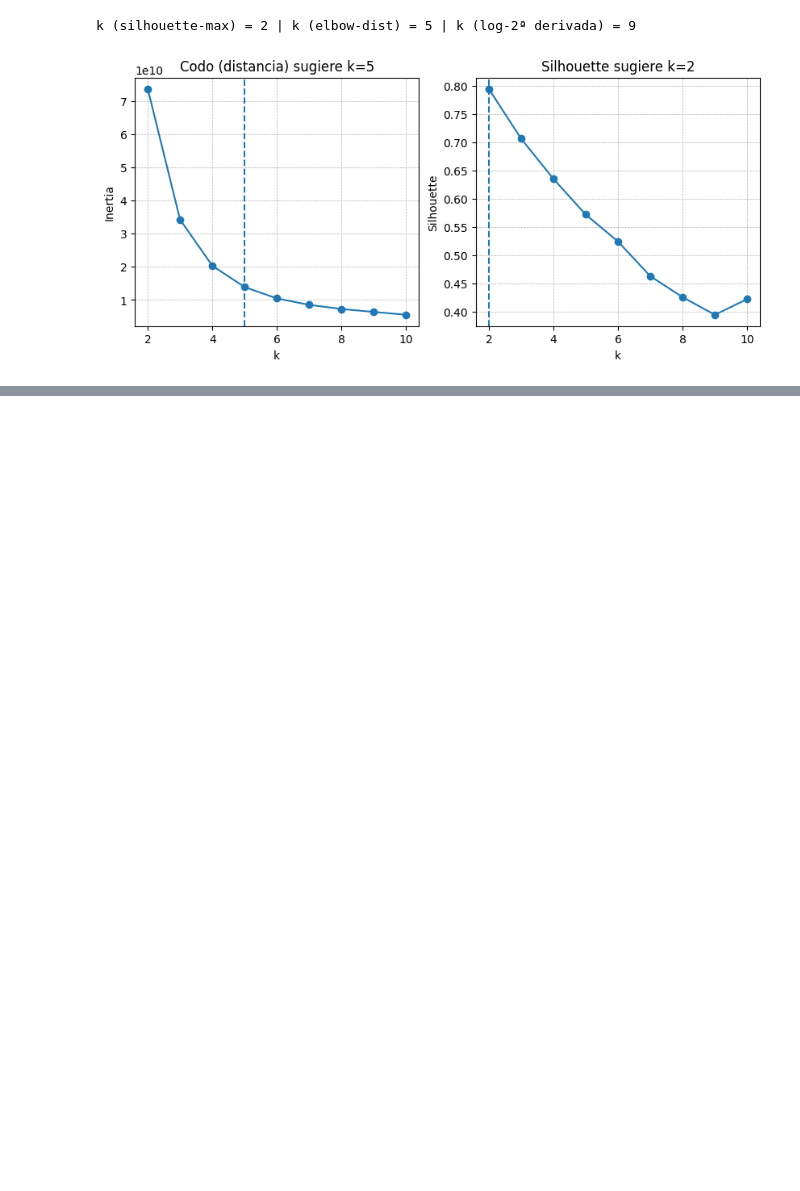
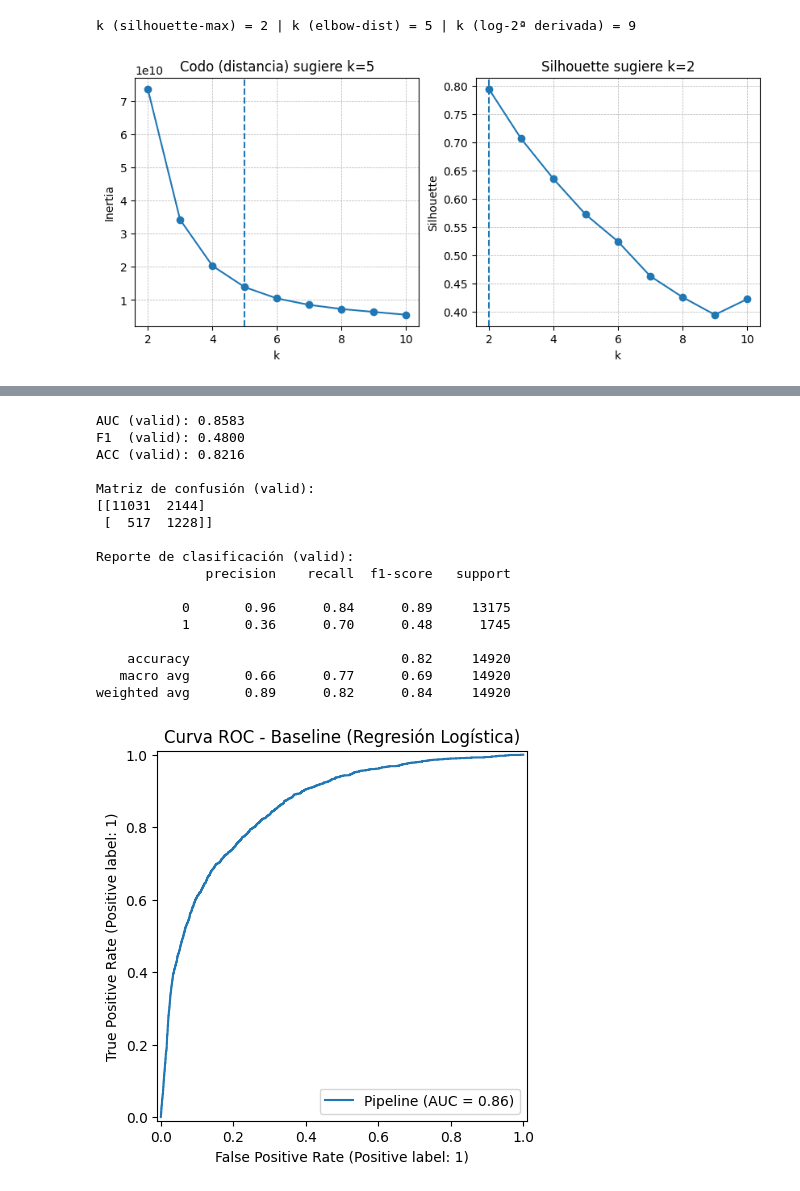
Before and after one commit to adrianespinoza1998/tarea_final_ml_marketing_bancario, a Jupyter notebook: notebooks/03_ml_model.ipynb, the cells around one changed output, grey strips where cells are left out. Saved outputs shown, nothing was run; the diff lists cells and outputs as text; code cells hidden in the pictures; blank space fills up the shorter version.

```diff
--- a/notebooks/03_ml_model.ipynb
+++ b/notebooks/03_ml_model.ipynb
@@ -160,0 +278,52 @@ Varianza explicada por PC1+PC2: 8.8%
+# %%
+from sklearn.linear_model import LogisticRegression
+from sklearn.metrics import RocCurveDisplay, accuracy_score, classification_report, confusion_matrix, f1_score, roc_auc_score
+
+
+baseline_clf = Pipeline(steps=[
+    ('preprocessor', preprocessor),
+    ('clf', LogisticRegression(max_iter=1000, class_weight='balanced', random_state=42))
+])
+
+baseline_clf.fit(X_train, y_train)
+
+# Predicciones probabilísticas y de clase en validación
+y_test_proba = baseline_clf.predict_proba(X_test)[:, 1]
+y_test_pred = baseline_clf.predict(X_test)
+
+baseline_auc = roc_auc_score(y_test, y_test_proba)
+baseline_f1 = f1_score(y_test, y_test_pred)
+baseline_acc = accuracy_score(y_test, y_test_pred)
+
+print(f"AUC (valid): {baseline_auc:.4f}")
+print(f"F1  (valid): {baseline_f1:.4f}")
+print(f"ACC (valid): {baseline_acc:.4f}")
+
+print("\nMatriz de confusión (valid):")
+print(confusion_matrix(y_test, y_test_pred))
+
+print("\nReporte de clasificación (valid):")
+print(classification_report(y_test, y_test_pred))
+
+RocCurveDisplay.from_estimator(baseline_clf, X_test, y_test)
+plt.title("Curva ROC - Baseline (Regresión Logística)")
+plt.show()
+# %% [output]
+AUC (valid): 0.8583
+F1  (valid): 0.4800
+ACC (valid): 0.8216
+
+Matriz de confusión (valid):
+[[11031  2144]
+ [  517  1228]]
+
+Reporte de clasificación (valid):
+              precision    recall  f1-score   support
+
+           0       0.96      0.84      0.89     13175
+           1       0.36      0.70      0.48      1745
+
+    accuracy                           0.82     14920
+   macro avg       0.66      0.77      0.69     14920
+weighted avg       0.89      0.82      0.84     14920
+[figure, added]
```
Also changed, not shown: parts of 44 cells of this notebook, 1 other file.
